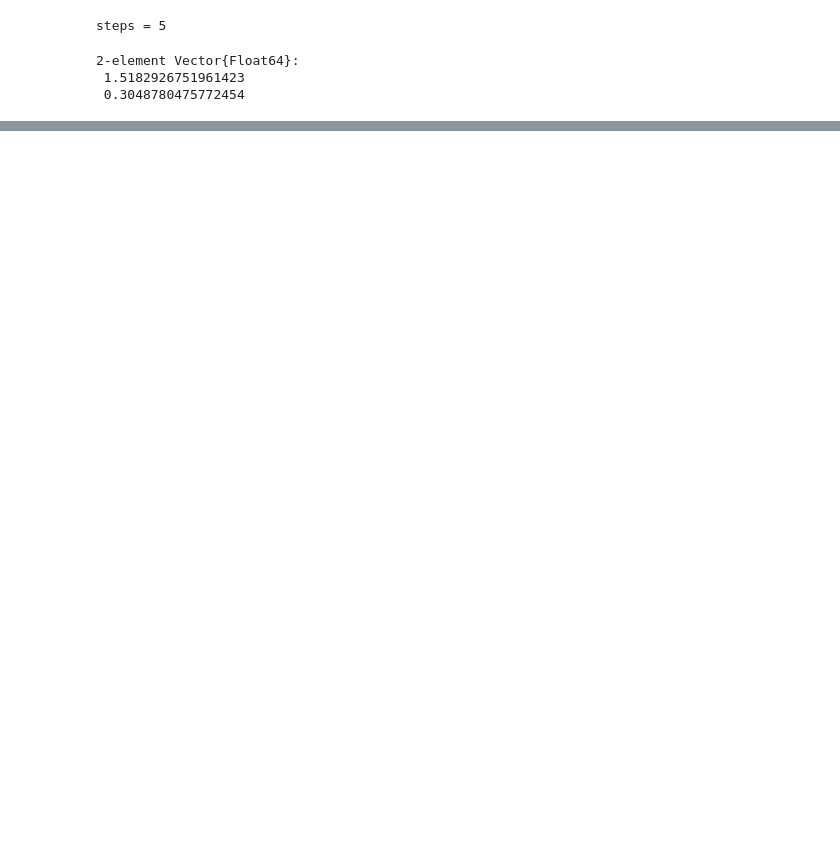
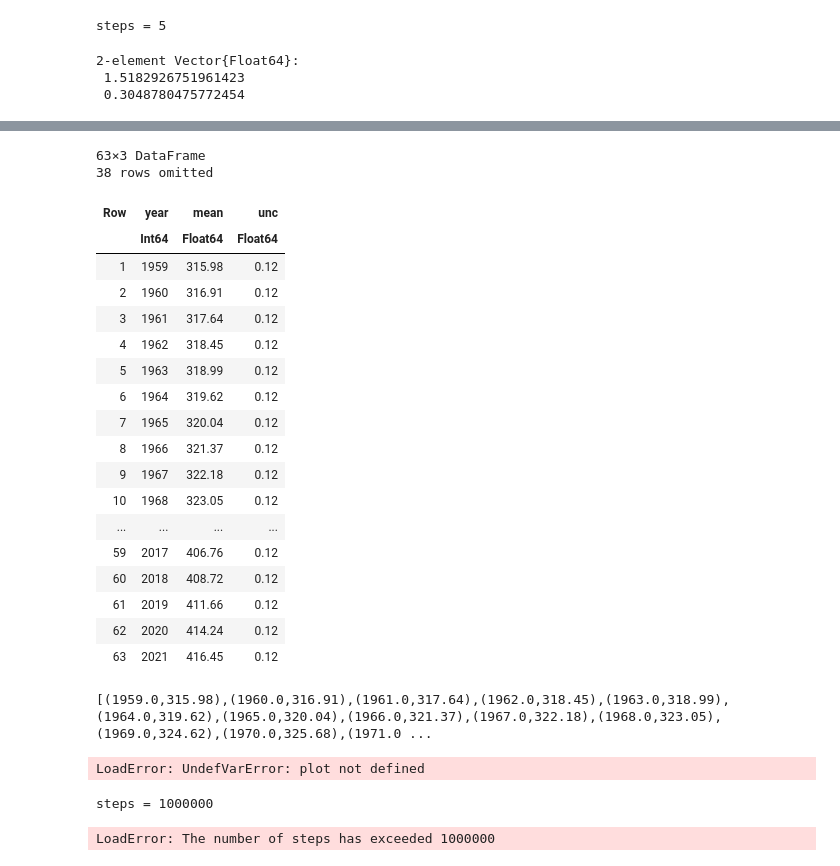
Before and after one commit to TyssenLaBombard/Sci-Comp-and-Visual-Project, a Jupyter notebook: FinalDataProject.ipynb, the cells around one changed output, grey strips where cells are left out. Saved outputs shown, nothing was run; the diff lists cells and outputs as text; code cells hidden in the pictures; blank space fills up the shorter version.

Commit message:
added data into project

```diff
--- a/FinalDataProject.ipynb
+++ b/FinalDataProject.ipynb
@@ -290,0 +244,23 @@ EXIT: Optimal Solution Found.
+# %%
+data=DataFrame(load("../data/co2_annmean_mlo.csv", skiplines_begin=55))
+# %% [output]
+63×3 DataFrame
+38 rows omitted
+| Row | year | mean | unc |
+|  | Int64 | Float64 | Float64 |
+| 1 | 1959 | 315.98 | 0.12 |
+| 2 | 1960 | 316.91 | 0.12 |
+| 3 | 1961 | 317.64 | 0.12 |
+| 4 | 1962 | 318.45 | 0.12 |
+| 5 | 1963 | 318.99 | 0.12 |
+| 6 | 1964 | 319.62 | 0.12 |
+| 7 | 1965 | 320.04 | 0.12 |
+| 8 | 1966 | 321.37 | 0.12 |
+| 9 | 1967 | 322.18 | 0.12 |
+| 10 | 1968 | 323.05 | 0.12 |
+| ... | ... | ... | ... |
+| 59 | 2017 | 406.76 | 0.12 |
+| 60 | 2018 | 408.72 | 0.12 |
+| 61 | 2019 | 411.66 | 0.12 |
+| 62 | 2020 | 414.24 | 0.12 |
+| 63 | 2021 | 416.45 | 0.12 |
@@ -290,0 +271,13 @@ EXIT: Optimal Solution Found.
+# %%
+points=XYData(x,y)
+# %% [output]
+[(1959.0,315.98),(1960.0,316.91),(1961.0,317.64),(1962.0,318.45),(1963.0,318.99),(1964.0,319.62),(1965.0,320.04),(1966.0,321.37),(1967.0,322.18),(1968.0,323.05),(1969.0,324.62),(1970.0,325.68),(1971.0 ...
+# %%
+plot(points)
+# %% [output]
+LoadError: UndefVarError: plot not defined
+# %%
+bestFitLine(points)
+# %% [output]
+steps = 1000000
+LoadError: The number of steps has exceeded 1000000
```
Also changed, not shown: parts of 13 cells of this notebook, 1 other file.
